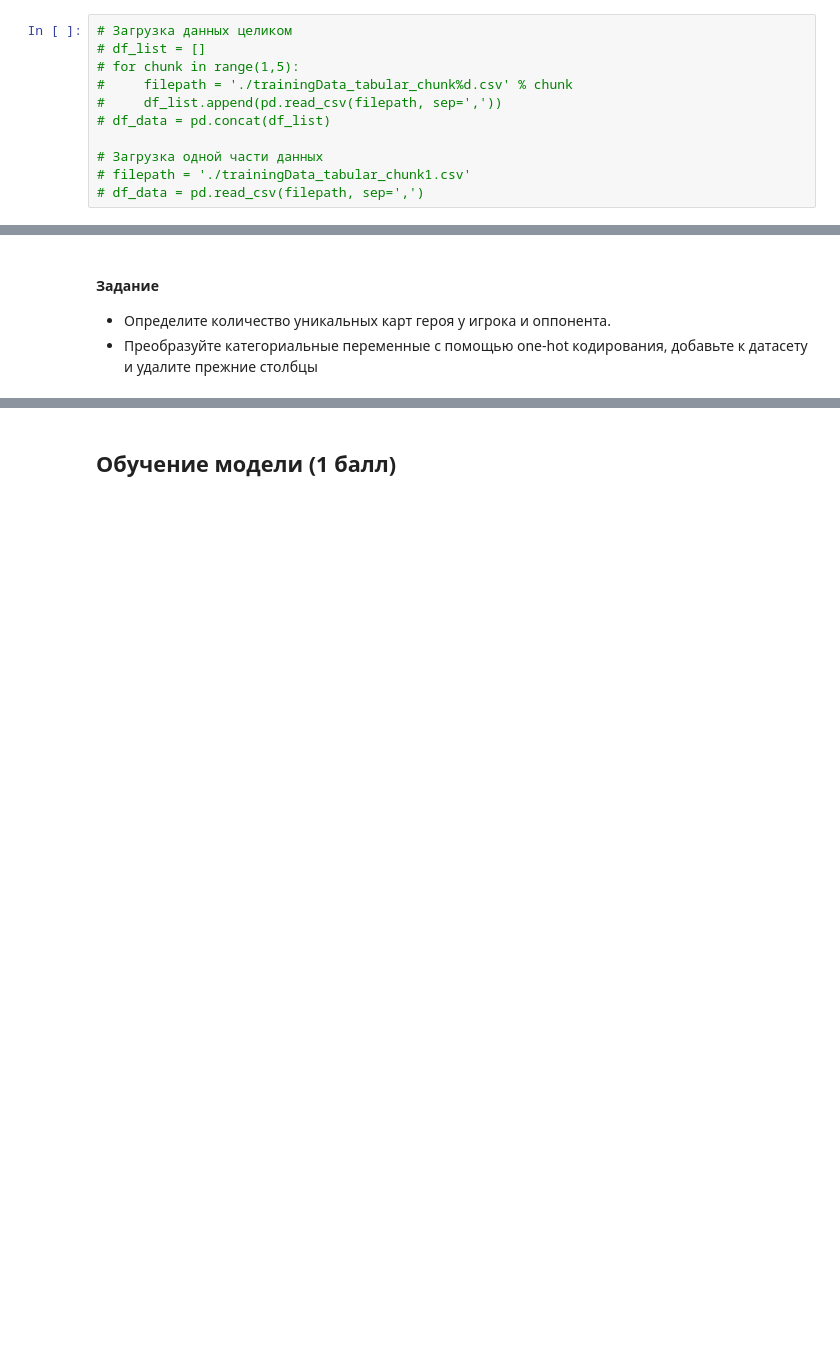
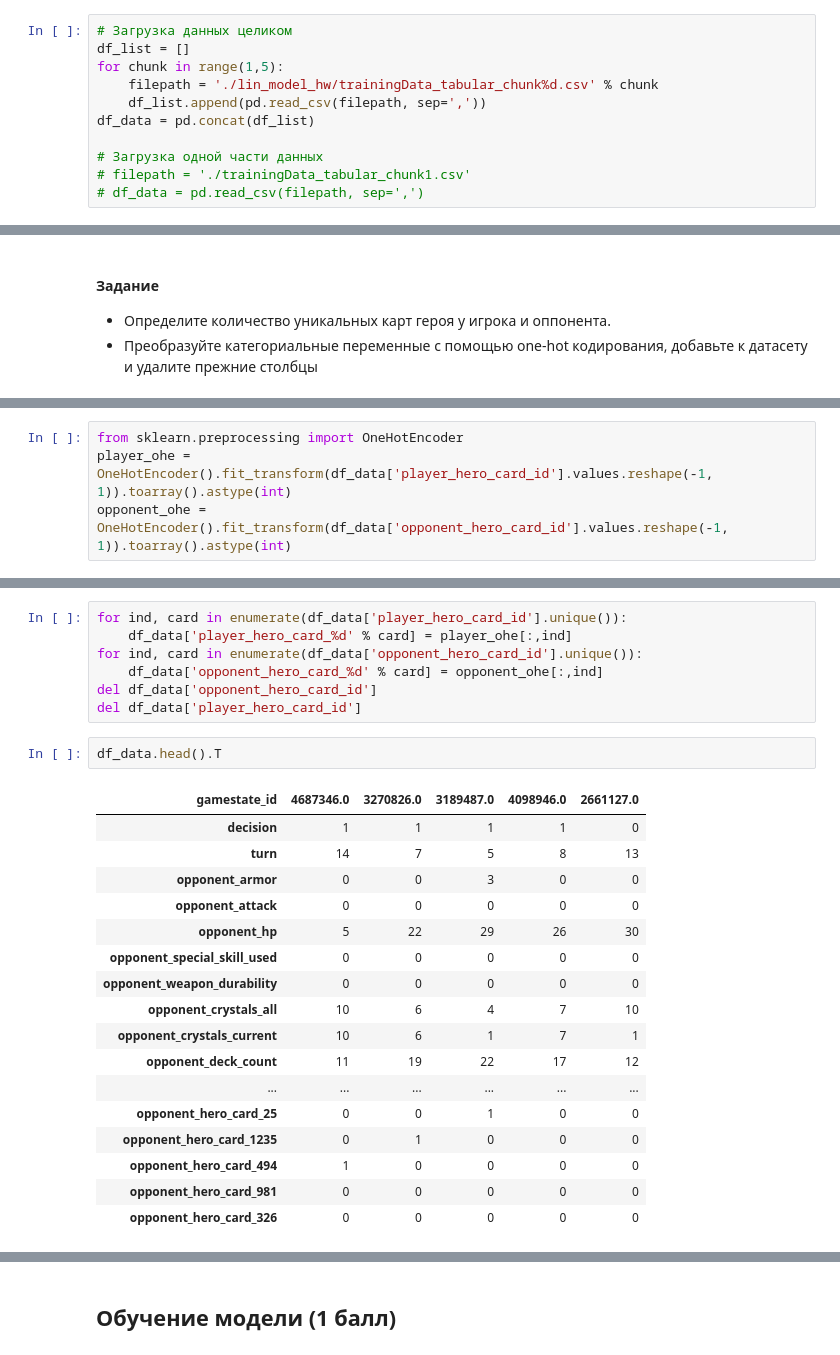
Before and after one commit to vladimirbelyaev/DM_sphere, a Jupyter notebook: hw4-lin-model/belyaev_hw4-lin-models.ipynb, the cells around one changed output, grey strips where cells are left out. Saved outputs shown, nothing was run; the diff lists cells and outputs as text; blank space fills up the shorter version.

```diff
--- a/hw4-lin-model/belyaev_hw4-lin-models.ipynb
+++ b/hw4-lin-model/belyaev_hw4-lin-models.ipynb
@@ -330,11 +328,11 @@ ax2.plot(np.log10(C_list),accur)
 Если все данные не будут помещаться вам с оперативную память, то можете использовать один из 4х файлов для обучения
 # %%
 # Загрузка данных целиком
-# df_list = []
-# for chunk in range(1,5):
-#     filepath = './trainingData_tabular_chunk%d.csv' % chunk
-#     df_list.append(pd.read_csv(filepath, sep=','))
-# df_data = pd.concat(df_list)
+df_list = []
+for chunk in range(1,5):
+    filepath = './lin_model_hw/trainingData_tabular_chunk%d.csv' % chunk
+    df_list.append(pd.read_csv(filepath, sep=','))
+df_data = pd.concat(df_list)
 
 # Загрузка одной части данных
 # filepath = './trainingData_tabular_chunk1.csv'
@@ -361,0 +386,4 @@ df_data.decision.mean()
+# %%
+from sklearn.preprocessing import OneHotEncoder
+player_ohe = OneHotEncoder().fit_transform(df_data['player_hero_card_id'].values.reshape(-1, 1)).toarray().astype(int)
+opponent_ohe = OneHotEncoder().fit_transform(df_data['opponent_hero_card_id'].values.reshape(-1, 1)).toarray().astype(int)
@@ -361,0 +400,27 @@ df_data.decision.mean()
+# %%
+for ind, card in enumerate(df_data['player_hero_card_id'].unique()):
+    df_data['player_hero_card_%d' % card] = player_ohe[:,ind]
+for ind, card in enumerate(df_data['opponent_hero_card_id'].unique()):
+    df_data['opponent_hero_card_%d' % card] = opponent_ohe[:,ind]
+del df_data['opponent_hero_card_id']
+del df_data['player_hero_card_id']
+# %%
+df_data.head().T
+# %% [output]
+| gamestate_id | 4687346.0 | 3270826.0 | 3189487.0 | 4098946.0 | 2661127.0 |
+| decision | 1 | 1 | 1 | 1 | 0 |
+| turn | 14 | 7 | 5 | 8 | 13 |
+| opponent_armor | 0 | 0 | 3 | 0 | 0 |
+| opponent_attack | 0 | 0 | 0 | 0 | 0 |
+| opponent_hp | 5 | 22 | 29 | 26 | 30 |
+| opponent_special_skill_used | 0 | 0 | 0 | 0 | 0 |
+| opponent_weapon_durability | 0 | 0 | 0 | 0 | 0 |
+| opponent_crystals_all | 10 | 6 | 4 | 7 | 10 |
+| opponent_crystals_current | 10 | 6 | 1 | 7 | 1 |
+| opponent_deck_count | 11 | 19 | 22 | 17 | 12 |
+| ... | ... | ... | ... | ... | ... |
+| opponent_hero_card_25 | 0 | 0 | 1 | 0 | 0 |
+| opponent_hero_card_1235 | 0 | 1 | 0 | 0 | 0 |
+| opponent_hero_card_494 | 1 | 0 | 0 | 0 | 0 |
+| opponent_hero_card_981 | 0 | 0 | 0 | 0 | 0 |
+| opponent_hero_card_326 | 0 | 0 | 0 | 0 | 0 |
```
Also changed, not shown: parts of 24 cells of this notebook, 8 other files.
